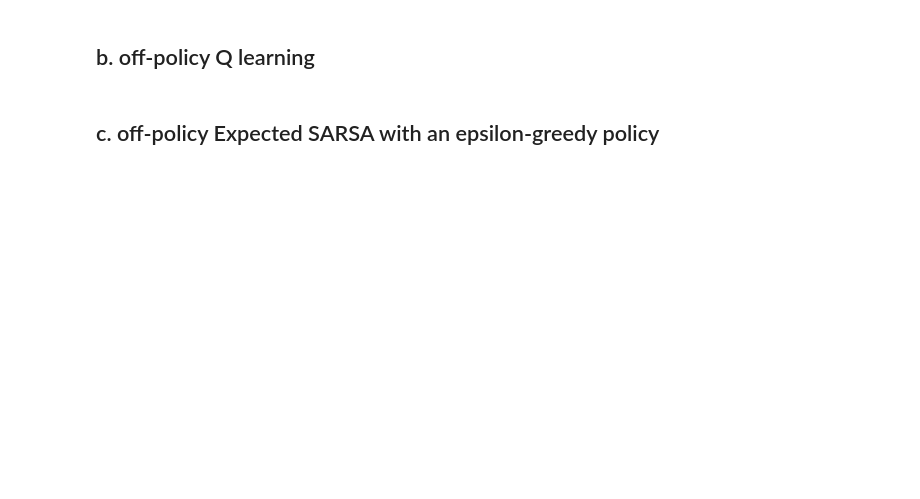
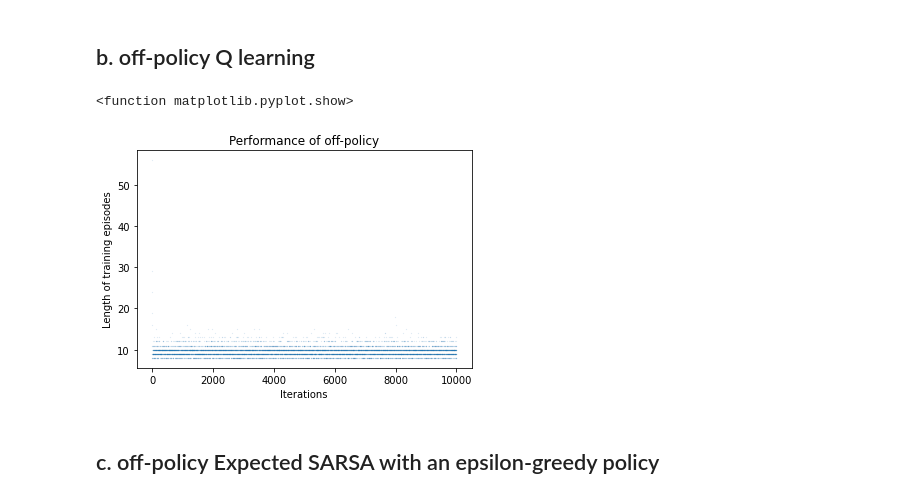
Before and after one commit to qiuchenwang/APS1080, a Jupyter notebook: E3/E3.ipynb, the cells around one changed output. Drawn from its saved outputs; the diff is of its cells as text; code cells hidden in the pictures; blank space fills up the shorter version.

```diff
--- a/E3/E3.ipynb
+++ b/E3/E3.ipynb
@@ -48,2 +186,13 @@ Iterations that were run: 9
+# %%
+Q, train_steps = off_policy_Q(0.8,0.05,0.99)
+# %%
+plt.plot(train_steps, '.', markersize=0.1)
+plt.title("Performance of off-policy")
+plt.xlabel("Iterations")
+plt.ylabel("Length of training episodes")
+plt.show
+# %% [output]
+<function matplotlib.pyplot.show>
+[figure, added]
 # %% [markdown]
 ## c. off-policy Expected SARSA with an epsilon-greedy policy
```
Also changed, not shown: parts of 18 cells of this notebook.
